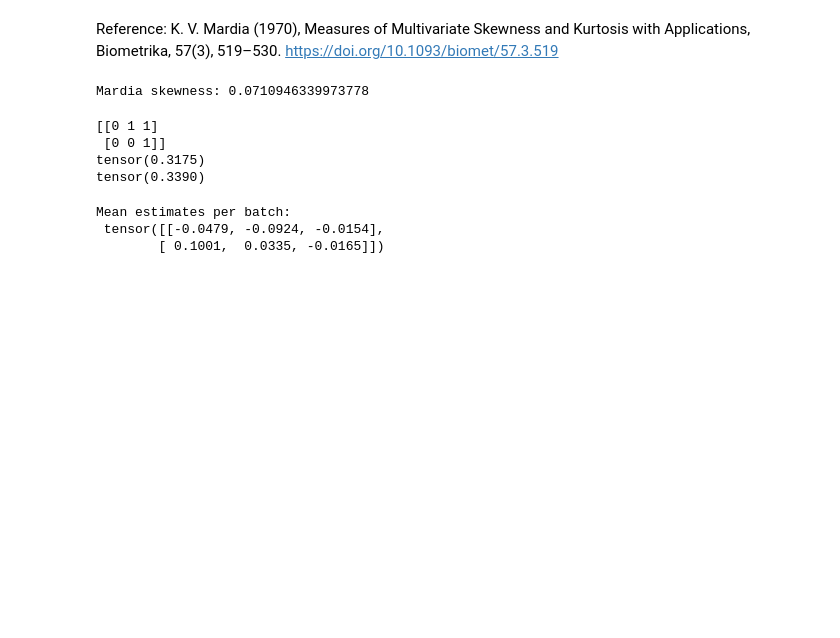
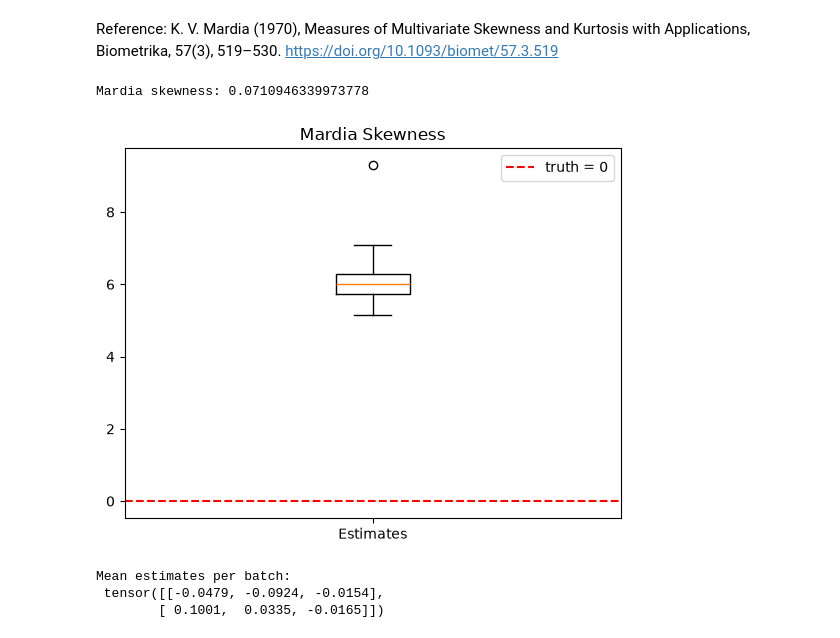
Before and after one commit to huimin-hu-stat/MAR-v2, a Jupyter notebook: parametric_estimation.ipynb, the cells around one changed output. Saved outputs shown, nothing was run; the diff lists cells and outputs as text; code cells hidden in the pictures; blank space fills up the shorter version.

Commit message:
skewness

```diff
--- a/parametric_estimation.ipynb
+++ b/parametric_estimation.ipynb
@@ -120,6 +123,7 @@ class ParametricEstimation(GaussianMixtureMAR, AmputeMAR):
                          reg_covar, n_init, _k_tol, device, verbose)
         self.n = n
         self.d = d
+        self.sample_truth = data_generator.sample_truth
         self.X = data_generator.sample_truth(n, d)
         self.Xna, self.M = self.ampute(self.X, patterns=patterns, prop=prop)
         self.model = self.fit(self.X, self.M)
@@ -138,7 +142,10 @@ class ParametricEstimation(GaussianMixtureMAR, AmputeMAR):
 
     def estimate(self, func):
         Xtilde = self.model.sample(self.n)[0]
-        return func(Xtilde)
+        return func(Xtilde).item()
+
+    def get_truth(self, func):
+        return func(self.sample_truth(self.n, self.d)).item()
 
     # mean, quantile, estimate unchanged from the previous version
 # %% [markdown]
@@ -198,27 +205,34 @@ dg = DataGenerator(distr='Logistic')
 # %%
 n = 2000
 d = 20
-B = 100
+B = 50
 # %%
 means = torch.empty((B, d))
 quantiles_X2 = torch.empty(B)
+skewestimates = torch.empty(B)
+skewtruths = torch.empty(B)
 
 rng = np.random.default_rng(123)
 # Sample incomplete missingness patterns once (1 = observed, 0 = missing).
 patterns = AmputeMAR.sample_patterns(d, n, rng)   # once, outside the loop
 
-print(patterns)
+# print(patterns)
 
 for i in range(B):
     pe = ParametricEstimation(data_generator=dg, n=n, d=d, patterns=patterns, k_range=(0,10))
-    print((pe.M.sum(dim=1) == d).float().mean())
+    # print((pe.M.sum(dim=1) == d).float().mean())
     means[i] = pe.mean()
     quantiles_X2[i] = pe.quantile(var_index=1, p=0.2).item()
+    skewestimates[i] = pe.estimate(mardia_skewness)
+    skewtruths[i] = pe.get_truth(mardia_skewness)
-# %% [output]
-[[0 1 1]
- [0 0 1]]
-tensor(0.3175)
-tensor(0.3390)
+# %%
+plt.boxplot(skewestimates, tick_labels=['Estimates'])
+plt.axhline(y=0, color='red', linestyle='--', label=f'truth = 0')
+plt.title('Mardia Skewness')
+plt.legend()
+plt.show()
+# %% [output]
+[figure, added]
 # %%
 print('Mean estimates per batch: \n', means)
 # %% [output]
```
Also changed, not shown: parts of 4 cells of this notebook.
